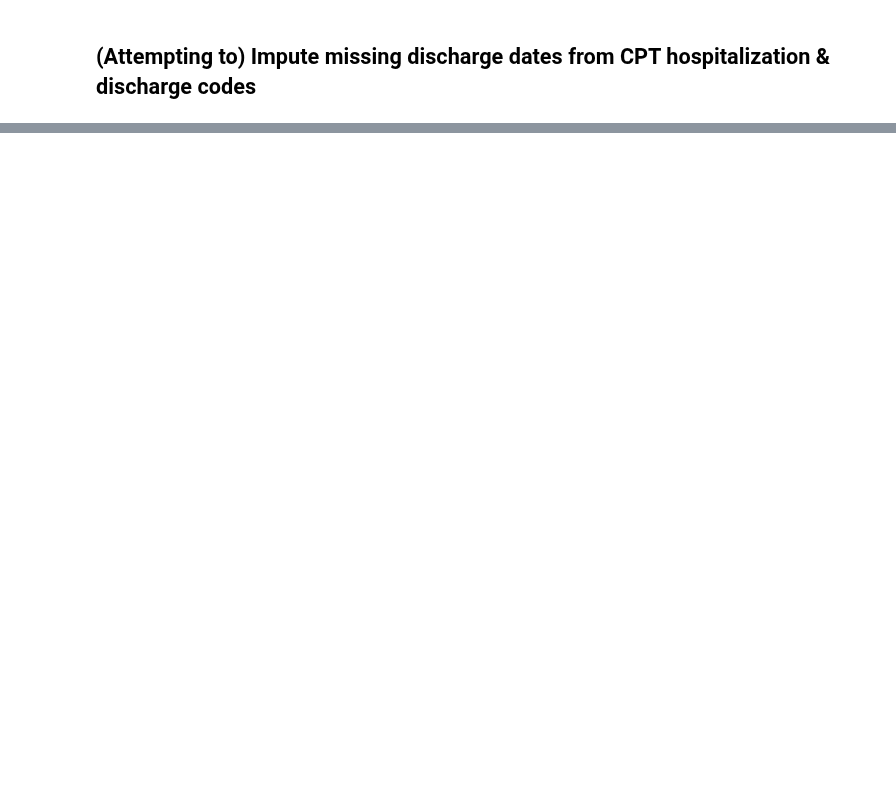
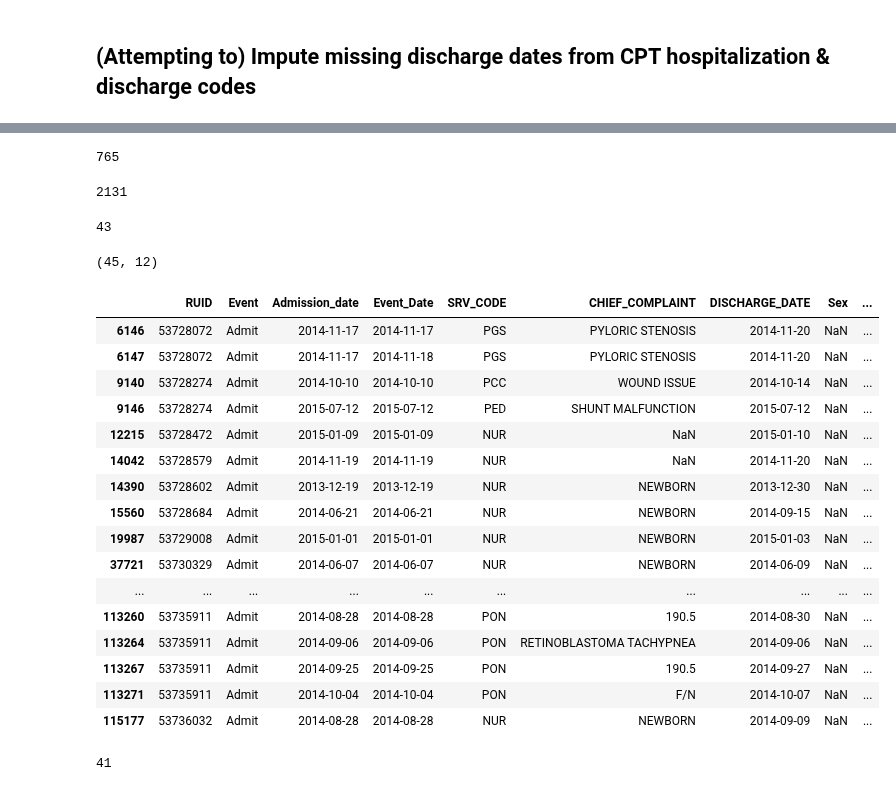
Before and after one commit to alvinjeffery/Bios8366_project, a Jupyter notebook: code/adt_processing.ipynb, the cells around one changed output, grey strips where cells are left out. Cells and saved outputs as stored; diff of their text form; code cells hidden in the pictures; blank space fills up the shorter version.

Commit message:
tweaked code to id patients with missing demographic info
also did a little work on characterizing missingness & which patients are removed from cohort -- need to repeat for admit events

```diff
--- a/code/adt_processing.ipynb
+++ b/code/adt_processing.ipynb
@@ -371,0 +415,8 @@ missing_discharge
+# %%
+len(psych)
+# %% [output]
+765
+# %%
+len(peds)
+# %% [output]
+2131
@@ -371,0 +425,32 @@ missing_discharge
+# %%
+len(no_bd)
+# %% [output]
+43
+# %%
+adt_age[(adt_age.age.isnull()) & (adt_age.Event == "Admit") & ((adt_age.SRV_CODE.str.contains(ped_svc)) | (adt_age.SRV_CODE.str.contains("NUR")) | (adt_age.CHIEF_COMPLAINT == "NEWBORN"))].shape
+# %% [output]
+(45, 12)
+# %%
+adt_age[(adt_age.age.isnull()) & (adt_age.Event == "Admit") & ((adt_age.SRV_CODE.str.contains(ped_svc)) | (adt_age.SRV_CODE.str.contains("NUR")) | (adt_age.CHIEF_COMPLAINT == "NEWBORN"))]
+# %% [output]
+|  | RUID | Event | Admission_date | Event_Date | SRV_CODE | CHIEF_COMPLAINT | DISCHARGE_DATE | Sex | ... |
+| 6146 | 53728072 | Admit | 2014-11-17 | 2014-11-17 | PGS | PYLORIC STENOSIS | 2014-11-20 | NaN | ... |
+| 6147 | 53728072 | Admit | 2014-11-17 | 2014-11-18 | PGS | PYLORIC STENOSIS | 2014-11-20 | NaN | ... |
+| 9140 | 53728274 | Admit | 2014-10-10 | 2014-10-10 | PCC | WOUND ISSUE | 2014-10-14 | NaN | ... |
+| 9146 | 53728274 | Admit | 2015-07-12 | 2015-07-12 | PED | SHUNT MALFUNCTION | 2015-07-12 | NaN | ... |
+| 12215 | 53728472 | Admit | 2015-01-09 | 2015-01-09 | NUR | NaN | 2015-01-10 | NaN | ... |
+| 14042 | 53728579 | Admit | 2014-11-19 | 2014-11-19 | NUR | NaN | 2014-11-20 | NaN | ... |
+| 14390 | 53728602 | Admit | 2013-12-19 | 2013-12-19 | NUR | NEWBORN | 2013-12-30 | NaN | ... |
+| 15560 | 53728684 | Admit | 2014-06-21 | 2014-06-21 | NUR | NEWBORN | 2014-09-15 | NaN | ... |
+| 19987 | 53729008 | Admit | 2015-01-01 | 2015-01-01 | NUR | NEWBORN | 2015-01-03 | NaN | ... |
+| 37721 | 53730329 | Admit | 2014-06-07 | 2014-06-07 | NUR | NEWBORN | 2014-06-09 | NaN | ... |
+| ... | ... | ... | ... | ... | ... | ... | ... | ... | ... |
+| 113260 | 53735911 | Admit | 2014-08-28 | 2014-08-28 | PON | 190.5 | 2014-08-30 | NaN | ... |
+| 113264 | 53735911 | Admit | 2014-09-06 | 2014-09-06 | PON | RETINOBLASTOMA TACHYPNEA | 2014-09-06 | NaN | ... |
+| 113267 | 53735911 | Admit | 2014-09-25 | 2014-09-25 | PON | 190.5 | 2014-09-27 | NaN | ... |
+| 113271 | 53735911 | Admit | 2014-10-04 | 2014-10-04 | PON | F/N | 2014-10-07 | NaN | ... |
+| 115177 | 53736032 | Admit | 2014-08-28 | 2014-08-28 | NUR | NEWBORN | 2014-09-09 | NaN | ... |
+# %%
+len(no_bd.intersection(final))
+# %% [output]
+41
```
Also changed, not shown: parts of 22 cells of this notebook, 2 other files.
